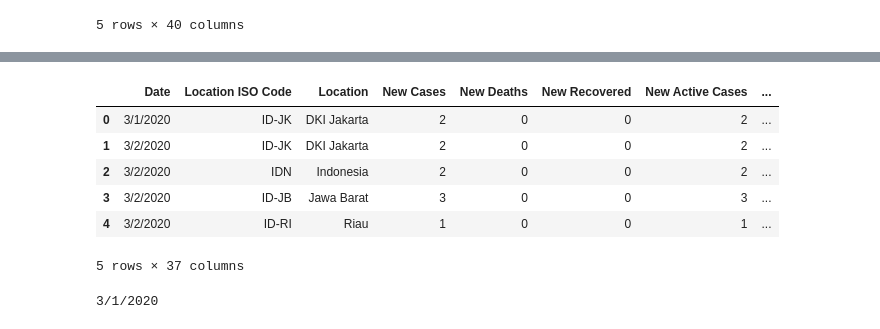
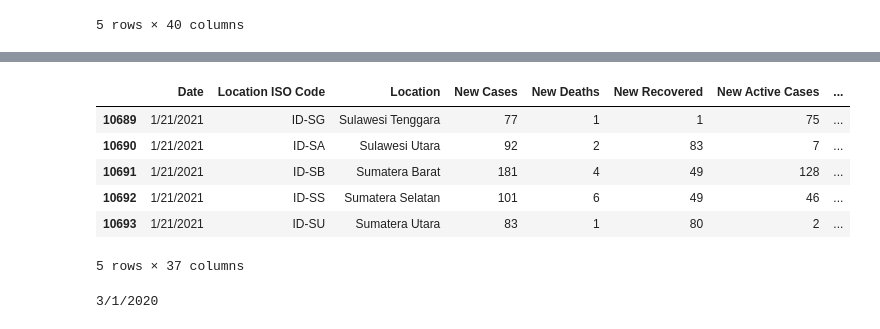
Before and after one commit to Svensone/bali-covid-app, a Jupyter notebook: data/daily_data_covid_bali_processing.ipynb, the cells around one changed output, grey strips where cells are left out. Saved outputs shown, nothing was run; the diff lists cells and outputs as text; code cells hidden in the pictures.

```diff
--- a/data/daily_data_covid_bali_processing.ipynb
+++ b/data/daily_data_covid_bali_processing.ipynb
@@ -329,14 +339,14 @@ api.dataset_download_files('hendratno/covid19-indonesia/covid_19_indonesia_time_
 # %%
 df_indo = pd.read_csv('covid_19_indonesia_time_series_all.csv')
 
-df_indo.head()
+df_indo.tail()
 # %% [output]
 |  | Date | Location ISO Code | Location | New Cases | New Deaths | New Recovered | New Active Cases | ... |
-| 0 | 3/1/2020 | ID-JK | DKI Jakarta | 2 | 0 | 0 | 2 | ... |
-| 1 | 3/2/2020 | ID-JK | DKI Jakarta | 2 | 0 | 0 | 2 | ... |
-| 2 | 3/2/2020 | IDN | Indonesia | 2 | 0 | 0 | 2 | ... |
-| 3 | 3/2/2020 | ID-JB | Jawa Barat | 3 | 0 | 0 | 3 | ... |
-| 4 | 3/2/2020 | ID-RI | Riau | 1 | 0 | 0 | 1 | ... |
+| 10689 | 1/21/2021 | ID-SG | Sulawesi Tenggara | 77 | 1 | 1 | 75 | ... |
+| 10690 | 1/21/2021 | ID-SA | Sulawesi Utara | 92 | 2 | 83 | 7 | ... |
+| 10691 | 1/21/2021 | ID-SB | Sumatera Barat | 181 | 4 | 49 | 128 | ... |
+| 10692 | 1/21/2021 | ID-SS | Sumatera Selatan | 101 | 6 | 49 | 46 | ... |
+| 10693 | 1/21/2021 | ID-SU | Sumatera Utara | 83 | 1 | 80 | 2 | ... |
 5 rows × 37 columns
 # %%
 ## convert dates to datetime format so matching with new dataframe before merging
```
Also changed, not shown: parts of 14 cells of this notebook, 3 other files.
